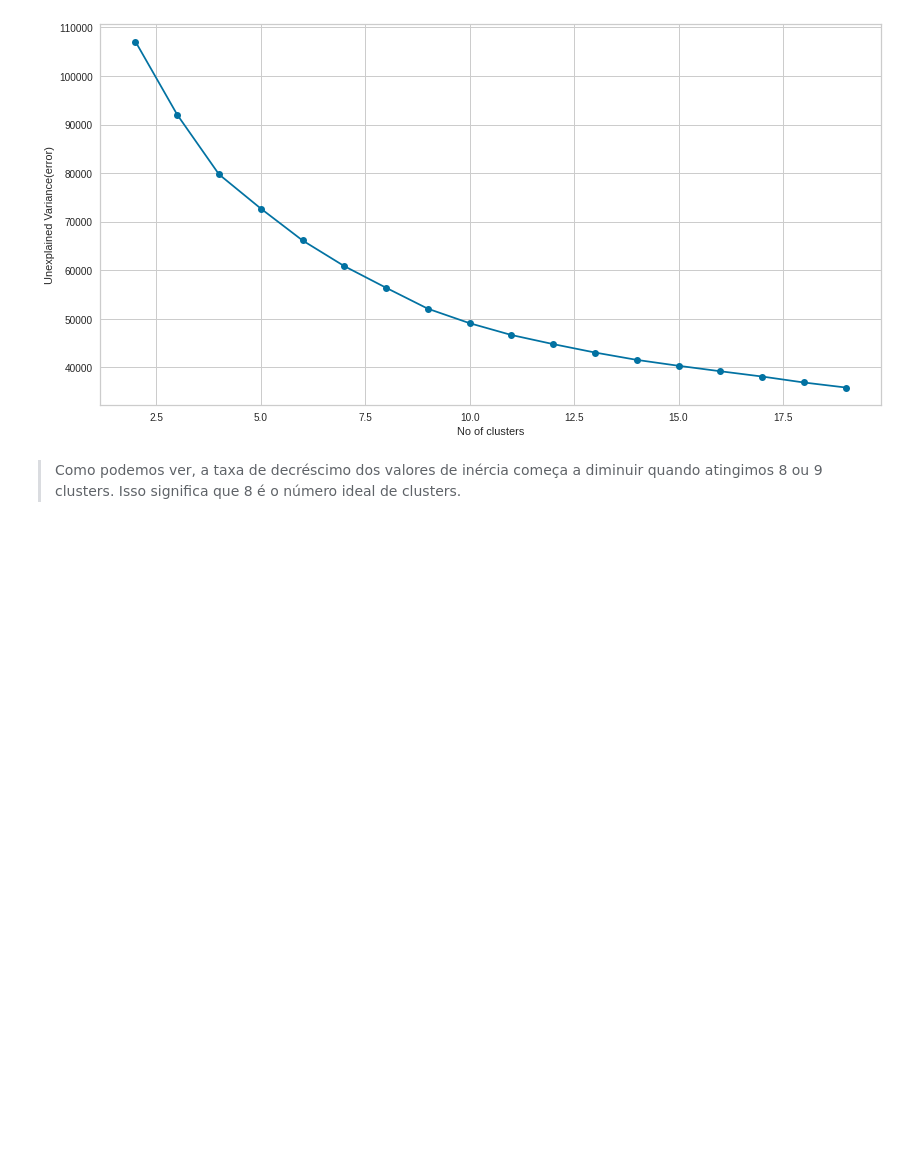
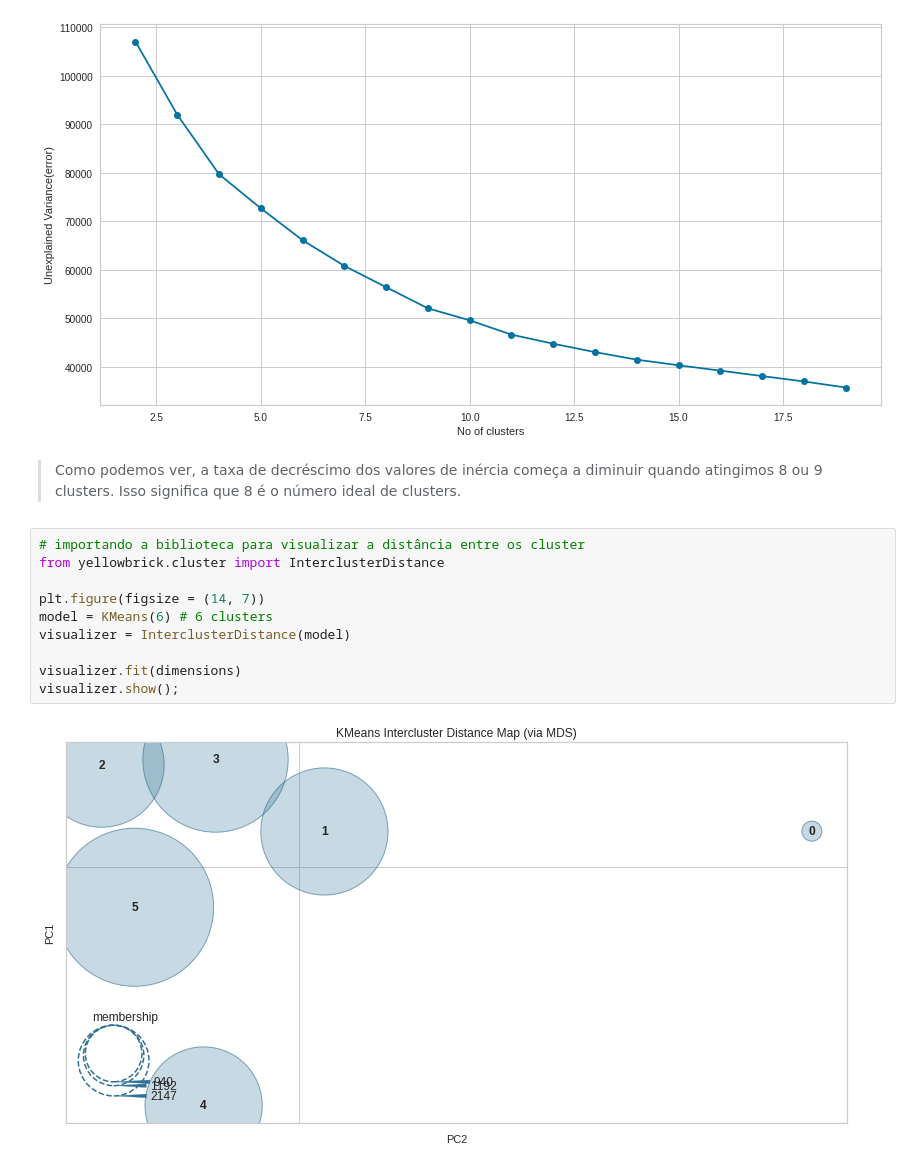
Before and after one commit to FGalvao77/Agrupamento-de-usuarios-de-cartao-de-credito, a Jupyter notebook: Agrupamento_de_usuários_de_cartão_de_crédito.ipynb, the cells around one changed output. Drawn from its saved outputs; the diff is of its cells as text; blank space fills up the shorter version.

```diff
--- a/Agrupamento_de_usuários_de_cartão_de_crédito.ipynb
+++ b/Agrupamento_de_usuários_de_cartão_de_crédito.ipynb
@@ -861,3 +862,15 @@ plt.grid('True');
 [figure]
 # %% [markdown]
 > Como podemos ver, a taxa de decréscimo dos valores de inércia começa a diminuir quando atingimos 8 ou 9 clusters. Isso significa que 8 é o número ideal de clusters.
+# %%
+# importando a biblioteca para visualizar a distância entre os cluster
+from yellowbrick.cluster import InterclusterDistance
+
+plt.figure(figsize = (14, 7))
+model = KMeans(6) # 6 clusters
+visualizer = InterclusterDistance(model)
+
+visualizer.fit(dimensions)
+visualizer.show();
+# %% [output]
+[figure, added]
```
Also changed, not shown: parts of 9 cells of this notebook.
